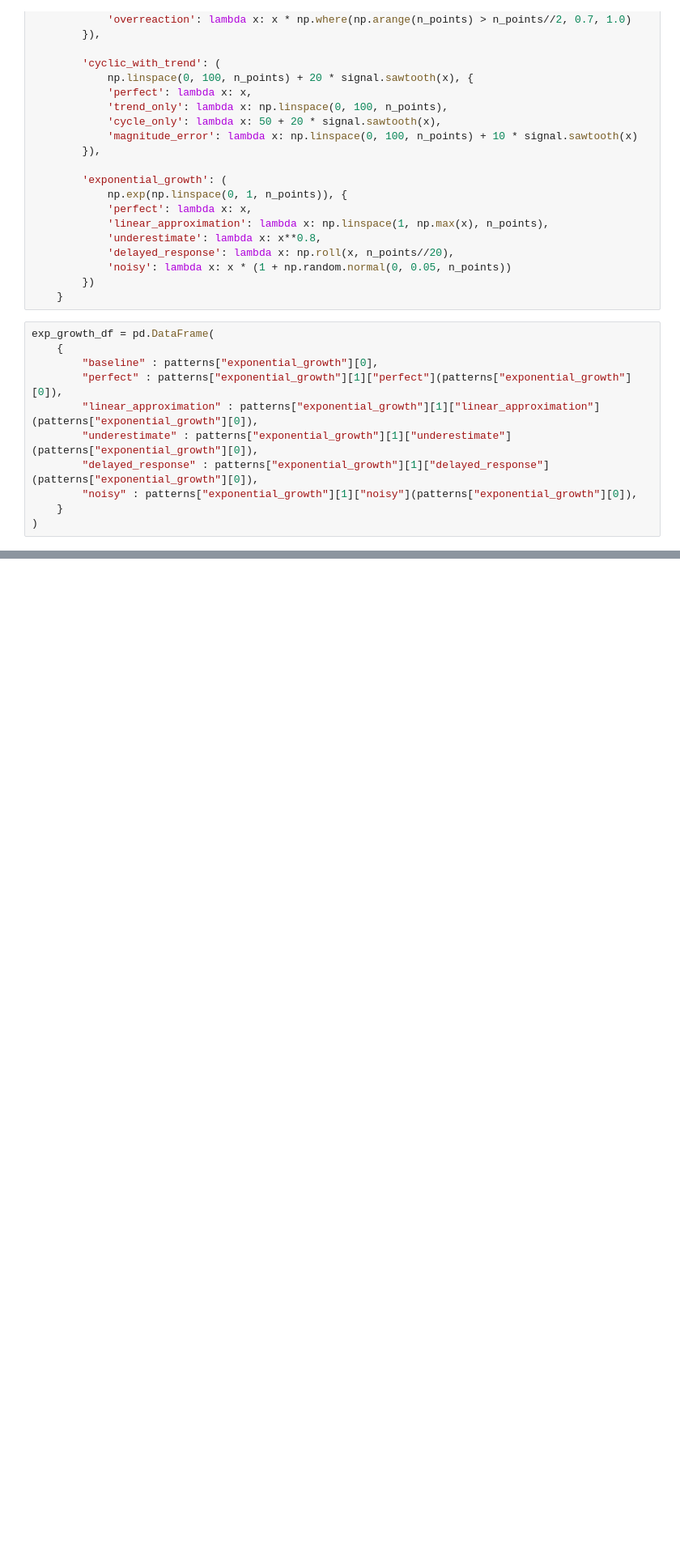
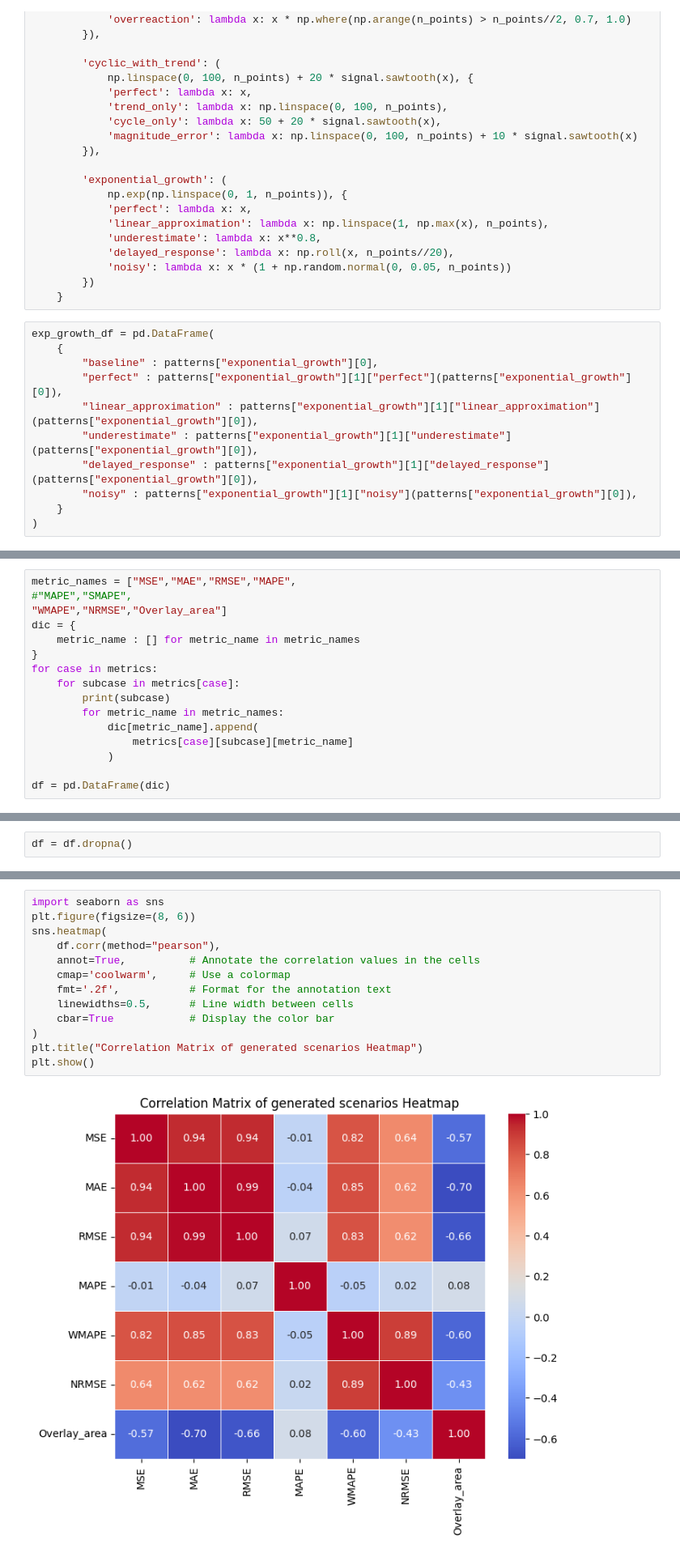
Before and after one commit to Smile-SA/overlay_dx, a Jupyter notebook: paper_experiments/discovery.ipynb, the cells around one changed output, grey strips where cells are left out. Shown at 81% size. Drawn from its saved outputs; the diff is of its cells as text; blank space fills up the shorter version.

Commit message:
add 2nd real dataset , script in main to generate all the plots needed

```diff
--- a/paper_experiments/discovery.ipynb
+++ b/paper_experiments/discovery.ipynb
@@ -239,0 +276,16 @@ metric_exp = Evaluate(target_values=exp_growth_df["baseline"],prediction=None).o
+# %%
+metric_names = ["MSE","MAE","RMSE","MAPE",
+#"MAPE","SMAPE",
+"WMAPE","NRMSE","Overlay_area"]
+dic = {
+    metric_name : [] for metric_name in metric_names
+}
+for case in metrics:
+    for subcase in metrics[case]:
+        print(subcase)
+        for metric_name in metric_names:
+            dic[metric_name].append(
+                metrics[case][subcase][metric_name]
+            )
+
+df = pd.DataFrame(dic)
@@ -239,0 +357,2 @@ metric_exp = Evaluate(target_values=exp_growth_df["baseline"],prediction=None).o
+# %%
+df = df.dropna()
@@ -239,0 +390,15 @@ metric_exp = Evaluate(target_values=exp_growth_df["baseline"],prediction=None).o
+# %%
+import seaborn as sns
+plt.figure(figsize=(8, 6))
+sns.heatmap(
+    df.corr(method="pearson"),
+    annot=True,          # Annotate the correlation values in the cells
+    cmap='coolwarm',     # Use a colormap
+    fmt='.2f',           # Format for the annotation text
+    linewidths=0.5,      # Line width between cells
+    cbar=True            # Display the color bar
+)
+plt.title("Correlation Matrix of generated scenarios Heatmap")
+plt.show()
+# %% [output]
+[figure, added]
```
Also changed, not shown: parts of 18 cells of this notebook, 7 other files.
